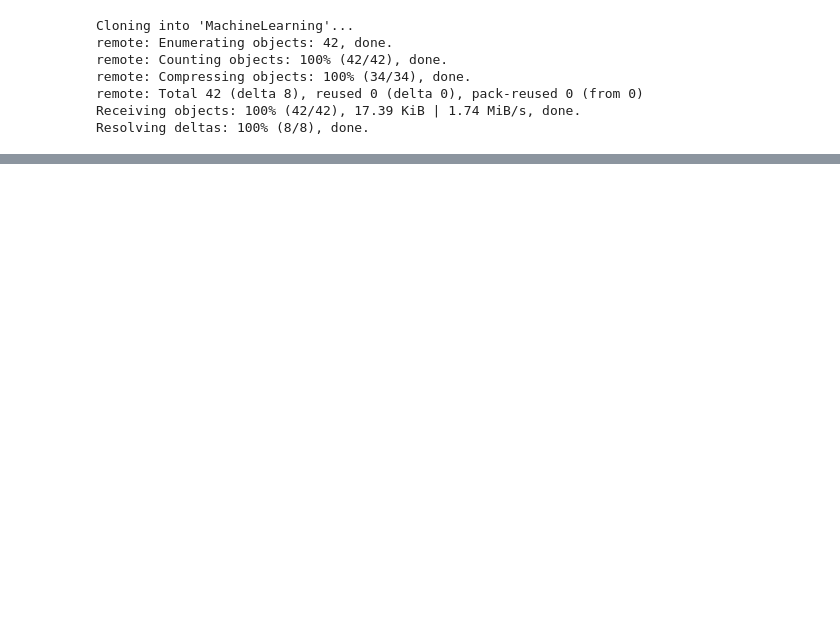
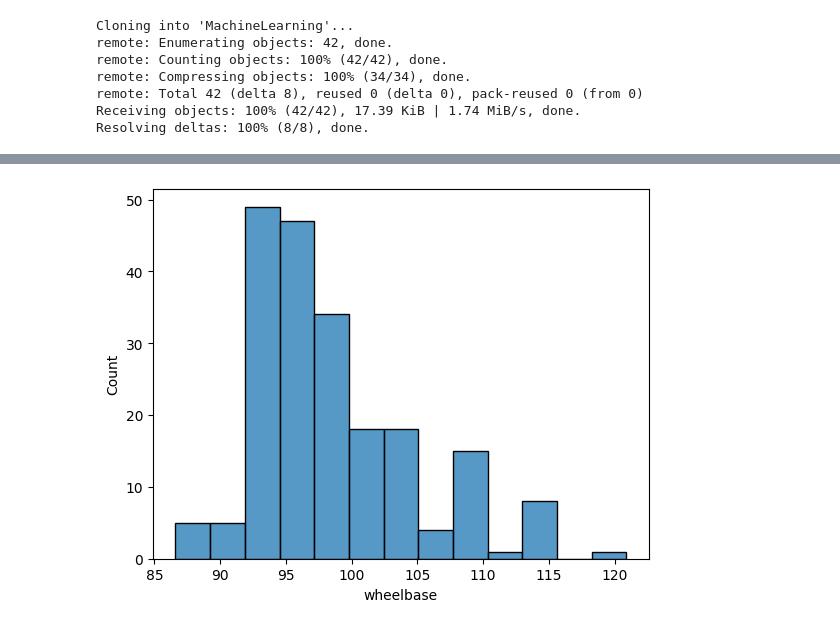
Before and after one commit to Allavudeen/MachineLearning, a Jupyter notebook: Regression/PredictCarPrice/Car_Price_Prediction_LR.ipynb, the cells around one changed output, grey strips where cells are left out. Saved outputs shown, nothing was run; the diff lists cells and outputs as text; code cells hidden in the pictures; blank space fills up the shorter version.

```diff
--- a/Regression/PredictCarPrice/Car_Price_Prediction_LR.ipynb
+++ b/Regression/PredictCarPrice/Car_Price_Prediction_LR.ipynb
@@ -33,0 +93,7 @@ cars.head()
+# %%
+# wheelbase: distance between centre of front and rarewheels
+
+sns.histplot(cars['wheelbase'])
+plt.show()
+# %% [output]
+[figure, added]
```
Also changed, not shown: parts of 10 cells of this notebook.
